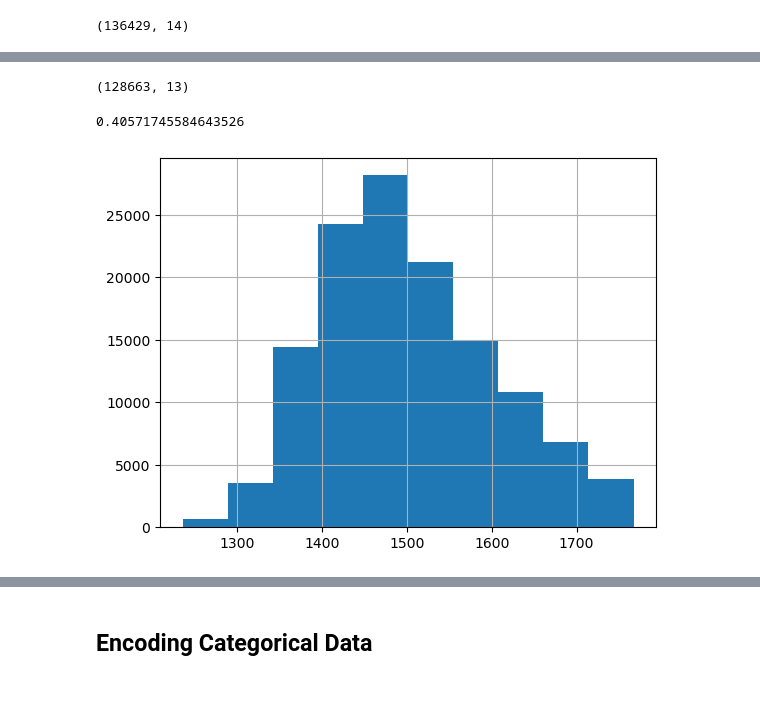
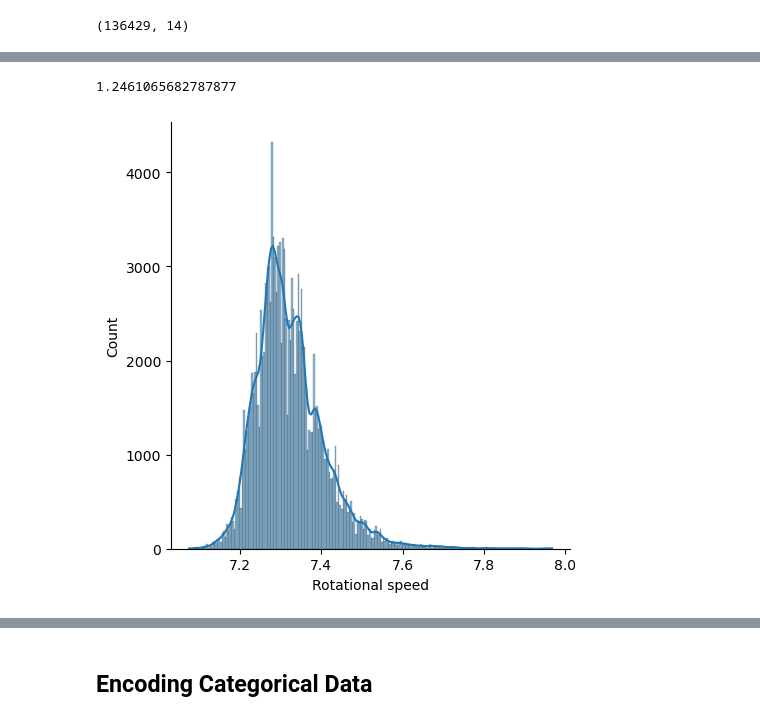
Before and after one commit to samkamau81/Kaggle_competitions, a Jupyter notebook: sam-s-submission.ipynb, the cells around one changed output, grey strips where cells are left out. Cells and saved outputs as stored; diff of their text form; code cells hidden in the pictures; blank space fills up the shorter version.

```diff
--- a/sam-s-submission.ipynb
+++ b/sam-s-submission.ipynb
@@ -73,6 +80,11 @@ training_set.head(10)
 | 7 | 7 | L55488 | L | 298.7 | 310.1 | 1609 | ... |
 | 8 | 8 | L56397 | L | 297.7 | 308.8 | 1578 | ... |
 | 9 | 9 | L55067 | L | 300.5 | 312.3 | 1447 | ... |
+# %%
+training_set.columns = ['id', 'Product ID', 'Type', 'Air temperature',
+       'Process temperature', 'Rotational speed', 'Torque',
+       'Tool wear', 'Machine failure', 'TWF', 'HDF', 'PWF', 'OSF',
+       'RNF']
 # %%
 training_set.tail(10)
 # %% [output]
@@ -93,3 +105,4 @@ training_set.shape
 (136429, 14)
 # %%
 training_set.isna().sum()
+training_set = training_set.dropna()
@@ -129,3 +139,0 @@ dtype: float64
-# %%
-training_set.pop('id')
-training_set.plot.box(vert=False)
@@ -178,11 +140,8 @@ training_set['Rotational speed [rpm]'].plot.box(vert=False)
-# %%
-training_set.shape
-# %% [output]
-(128663, 13)
 # %%
-training_set['Rotational speed [rpm]'].hist()
-training_set['Rotational speed [rpm]'].skew() #skewness value should be within the range of -1 to 1 for a normal distribution
+training_set['Rotational speed']=np.log(training_set['Rotational speed'])
+sns.displot(training_set, x="Rotational speed", kde=True)
+print(training_set['Rotational speed'].skew()) #skewness value should be within the range of -1 to 1 for a normal distribution
 # %% [output]
-0.40571745584643526
+1.2461065682787877
-[figure, old version]
+[figure, new version]
 # %%
```
Also changed, not shown: parts of 39 cells of this notebook.
